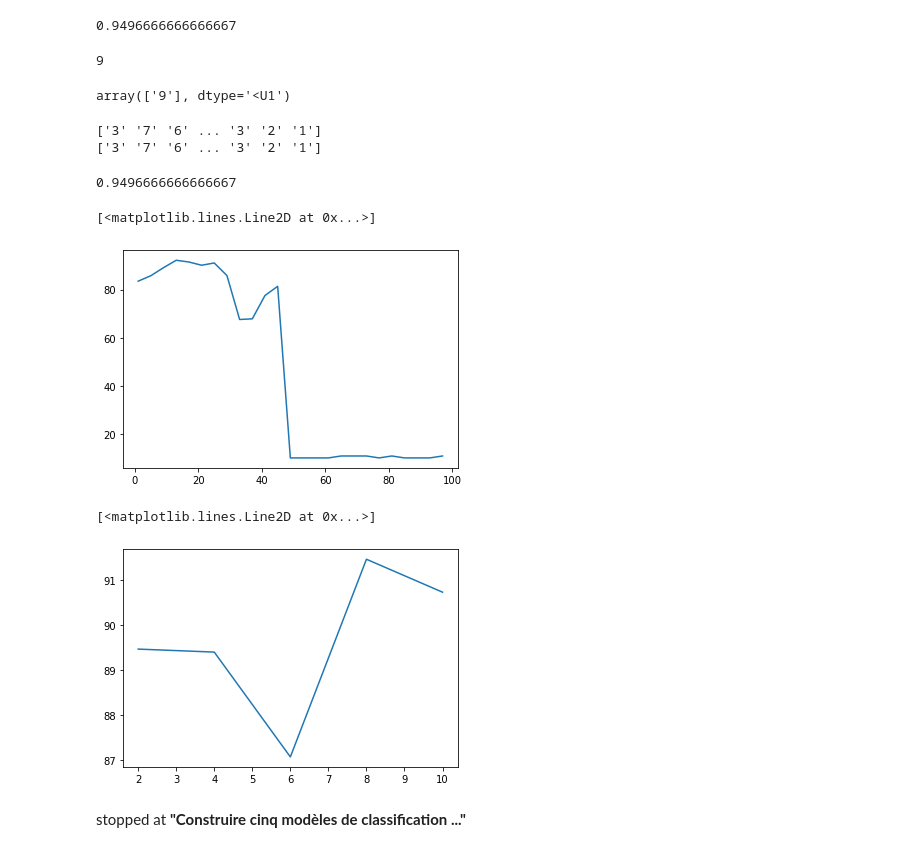
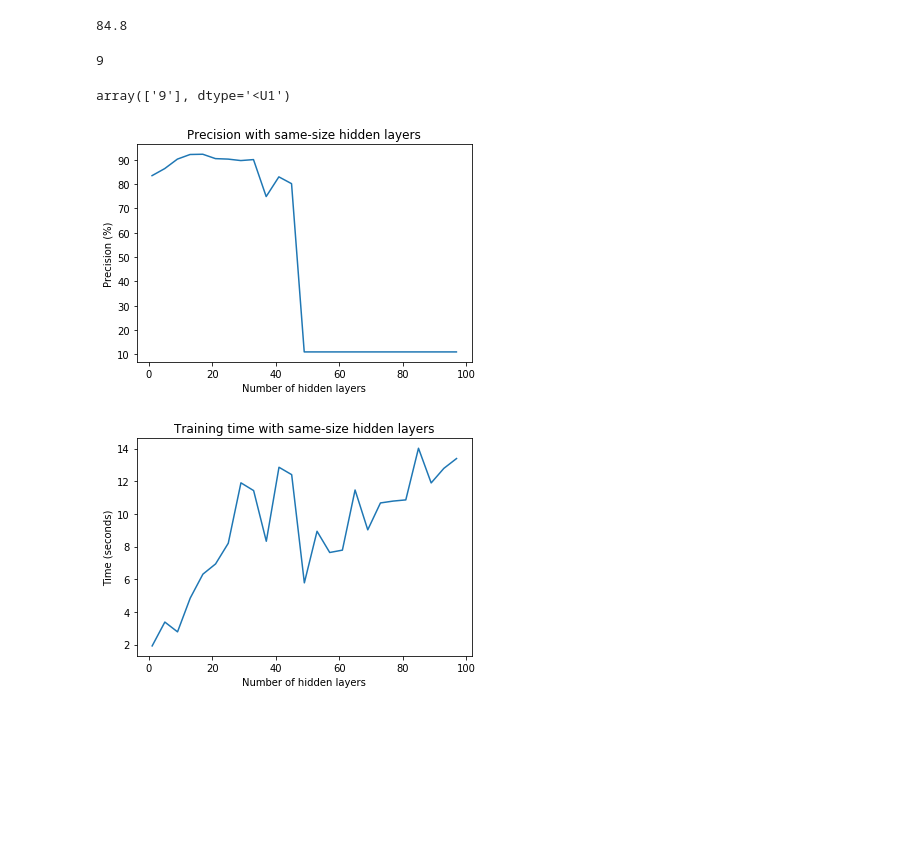
Before and after one commit to sandrrr/TP_supervised-learning, a Jupyter notebook: TP2_SV.ipynb, the cells around one changed output. Saved outputs shown, nothing was run; the diff lists cells and outputs as text; code cells hidden in the pictures; blank space fills up the shorter version.

```diff
--- a/TP2_SV.ipynb
+++ b/TP2_SV.ipynb
@@ -14,15 +16,15 @@ indices = np.random.randint(70000,size=5000)
 mnist_5000_data = mnist.data[indices]
 mnist_5000_target = mnist.target[indices]
 # %%
-x_train, x_test, y_train, y_test = train_test_split(mnist_5000_data, mnist_5000_target, train_size=0.7)
+x_train, x_test, y_train, y_test = train_test_split(mnist_5000_data, mnist_5000_target, train_size=0.8)
 # %%
 nn = MLPClassifier(hidden_layer_sizes=(50))
 
 nn.fit(x_train, y_train)
 
-print(nn.score(x_test, y_test))
+print(nn.score(x_test, y_test) * 100)
 # %% [output]
-0.9496666666666667
+84.8
 # %%
 print(mnist.target[6542])
 
@@ -36,28 +38,37 @@ print(y_pred)
 print(y_test)
 
 precision_score(y_test, y_pred, average='micro')
-# %% [output]
-['3' '7' '6' ... '3' '2' '1']
-['3' '7' '6' ... '3' '2' '1']
-0.9496666666666667
 # %%
-(50,) * 5
-
 y = []
 x = []
+train_times = []
 for n in range(1, 100, 4):
     hidden_layer_sizes = (50,) * n
     nn = MLPClassifier(hidden_layer_sizes=hidden_layer_sizes)
+    start_time = time.time()
     nn.fit(x_train, y_train)
+    stop_time = time.time()
 
     y_pred = nn.predict(x_test)
     y.append(precision_score(y_test, y_pred, average='micro') * 100)
     x.append(n)
+    train_times.append(stop_time - start_time)
-# %%
-plt.plot(x, y)
-# %% [output]
-[<matplotlib.lines.Line2D at 0x...>]
-[figure, removed]
+# %%
+plt.plot(x, y)
+plt.title("Precision with same-size hidden layers")
+plt.ylabel("Precision (%)")
+plt.xlabel("Number of hidden layers")
+plt.savefig('ex1.1.png', dpi=300)
+# %% [output]
+[figure, added]
+# %%
+plt.plot(x, train_times)
+plt.title("Training time with same-size hidden layers")
+plt.ylabel("Time (seconds)")
+plt.xlabel("Number of hidden layers")
+plt.savefig('ex1.2.png', dpi=300)
+# %% [output]
+[figure, added]
 # %%
 n_hidden_layers = [2, 4, 6, 8, 10]
 tuple(np.random.randint(10, 300, 4))
@@ -76,7 +91,0 @@ for n in n_hidden_layers:
-# %%
-plt.plot(x, y)
-# %% [output]
-[<matplotlib.lines.Line2D at 0x...>]
-[figure, removed]
-# %% [markdown]
-stopped at **"Construire cinq modèles de classification ..."**
```
Also changed, not shown: parts of 13 cells of this notebook.
